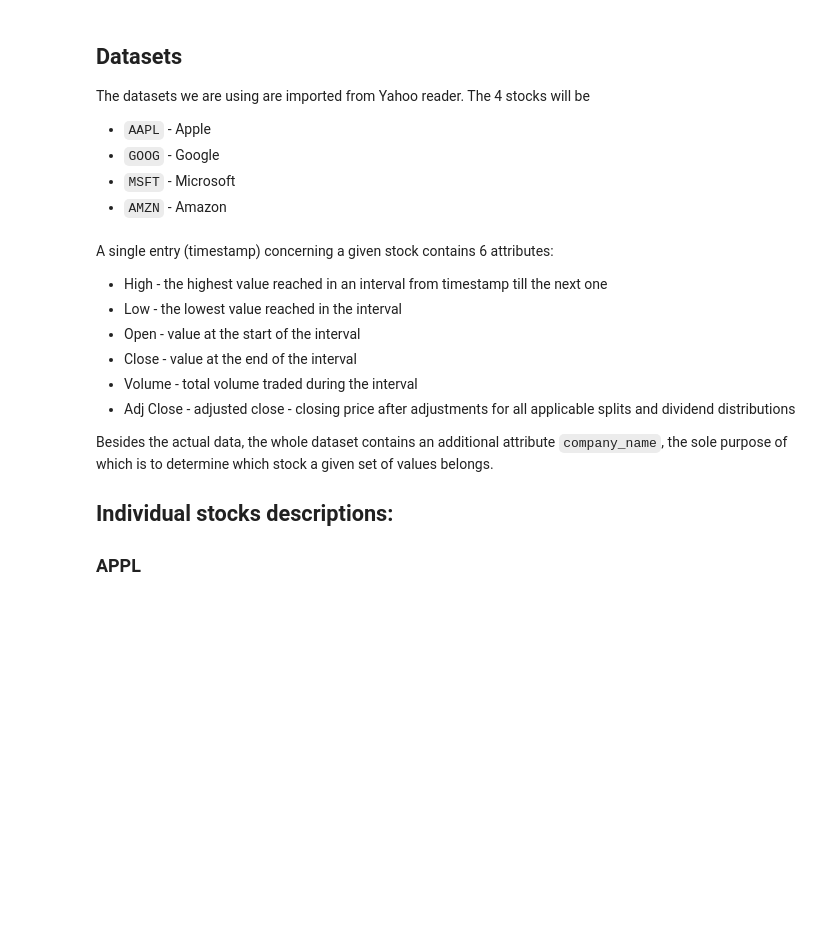
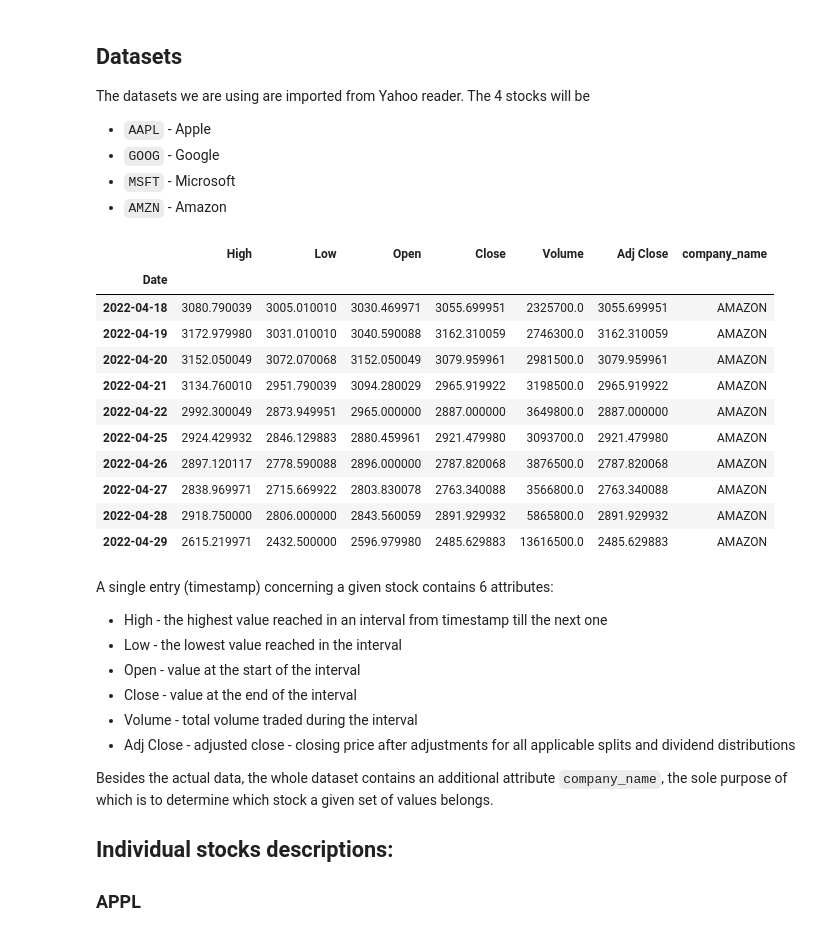
Before and after one commit to bujowskis/put-DV, a Jupyter notebook: ass-3/ass-3.ipynb, the cells around one changed output. Saved outputs shown, nothing was run; the diff lists cells and outputs as text; code cells hidden in the pictures; blank space fills up the shorter version.

```diff
--- a/ass-3/ass-3.ipynb
+++ b/ass-3/ass-3.ipynb
@@ -72,22 +72,35 @@ The datasets we are using are imported from Yahoo reader. The 4 stocks will be
 # %%
 tech_list = ['AAPL', 'GOOG', 'MSFT', 'AMZN']
 
-# TODO - hardcode date (makes more sense for **reproducible** report)
-end = datetime.now()
-start = datetime(end.year - 1, end.month, end.day)
+
+end = '2022-04-30'
+start = '2021-04-30'
 
 for stock in tech_list:
     globals()[stock] = DataReader(stock, 'yahoo', start, end)
 
 # display data characteristics
 company_list = [AAPL, GOOG, MSFT, AMZN]
 company_name = ["APPLE", "GOOGLE", "MICROSOFT", "AMAZON"]
 
 for company, com_name in zip(company_list, company_name):
     company["company_name"] = com_name
 
 df = pd.concat(company_list, axis=0)
 df.tail(10)
+# %% [output]
+|  | High | Low | Open | Close | Volume | Adj Close | company_name |
+| Date |  |  |  |  |  |  |  |
+| 2022-04-18 | 3080.790039 | 3005.010010 | 3030.469971 | 3055.699951 | 2325700.0 | 3055.699951 | AMAZON |
+| 2022-04-19 | 3172.979980 | 3031.010010 | 3040.590088 | 3162.310059 | 2746300.0 | 3162.310059 | AMAZON |
+| 2022-04-20 | 3152.050049 | 3072.070068 | 3152.050049 | 3079.959961 | 2981500.0 | 3079.959961 | AMAZON |
+| 2022-04-21 | 3134.760010 | 2951.790039 | 3094.280029 | 2965.919922 | 3198500.0 | 2965.919922 | AMAZON |
+| 2022-04-22 | 2992.300049 | 2873.949951 | 2965.000000 | 2887.000000 | 3649800.0 | 2887.000000 | AMAZON |
+| 2022-04-25 | 2924.429932 | 2846.129883 | 2880.459961 | 2921.479980 | 3093700.0 | 2921.479980 | AMAZON |
+| 2022-04-26 | 2897.120117 | 2778.590088 | 2896.000000 | 2787.820068 | 3876500.0 | 2787.820068 | AMAZON |
+| 2022-04-27 | 2838.969971 | 2715.669922 | 2803.830078 | 2763.340088 | 3566800.0 | 2763.340088 | AMAZON |
+| 2022-04-28 | 2918.750000 | 2806.000000 | 2843.560059 | 2891.929932 | 5865800.0 | 2891.929932 | AMAZON |
+| 2022-04-29 | 2615.219971 | 2432.500000 | 2596.979980 | 2485.629883 | 13616500.0 | 2485.629883 | AMAZON |
 # %% [markdown]
 A single entry (timestamp) concerning a given stock contains 6 attributes:
 - High - the highest value reached in an interval from timestamp till the next one
```
Also changed, not shown: parts of 36 cells of this notebook.
